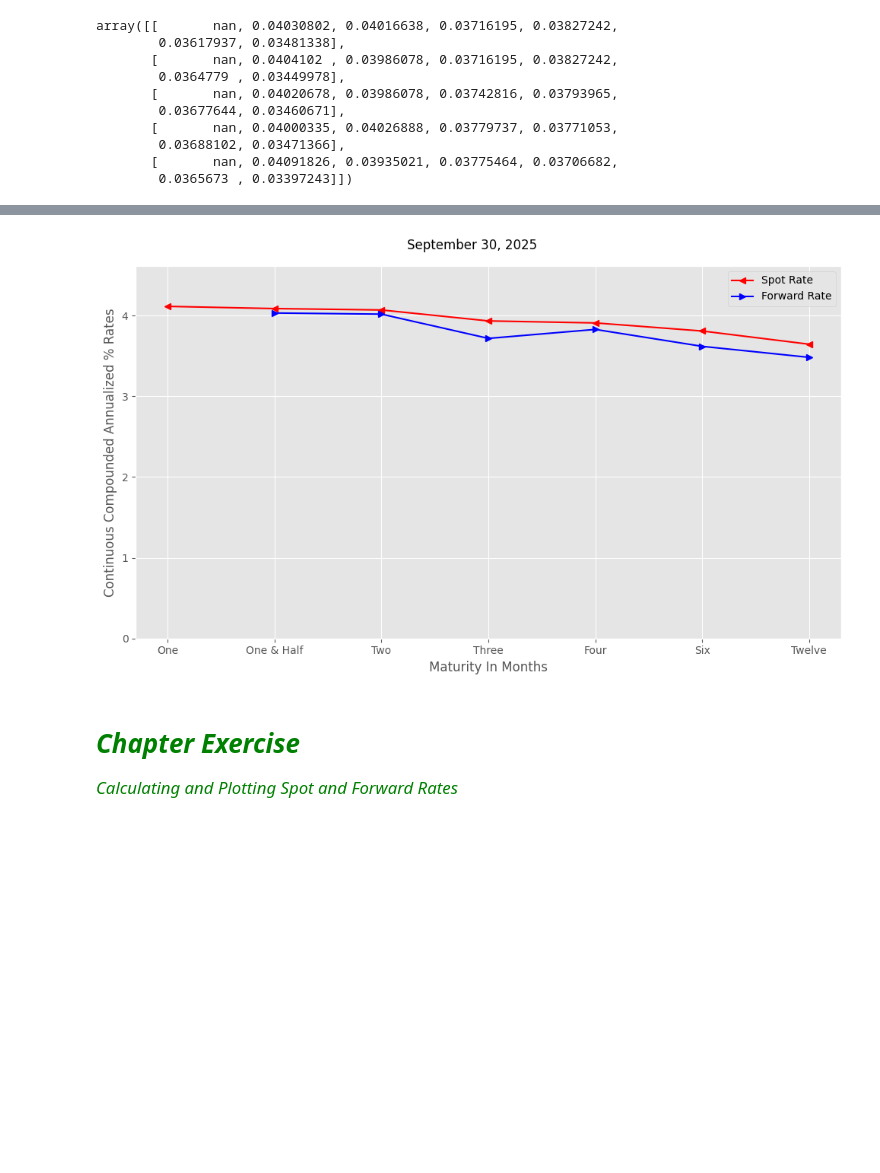
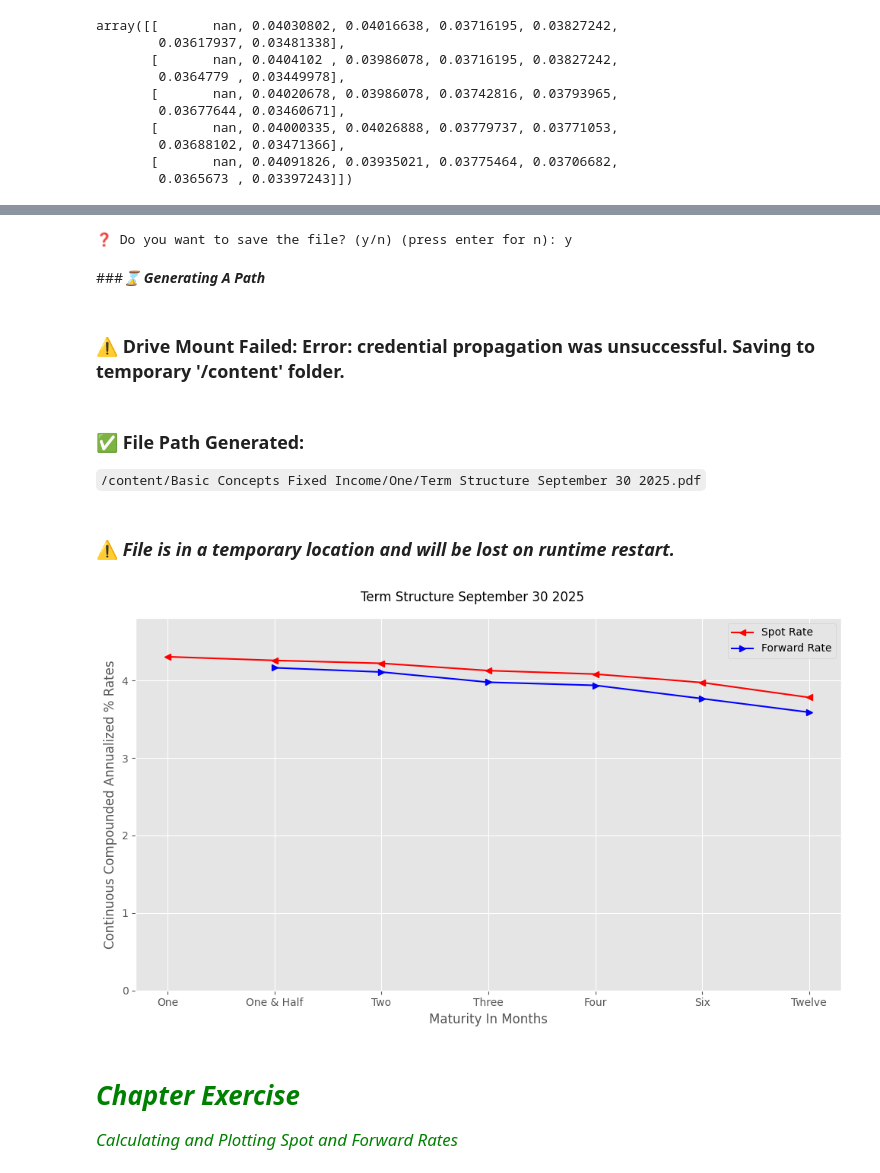
Before and after one commit to PatrickJHess/Vol-3-Chap-1, a Jupyter notebook: _build/jupyter_execute/Calculating_And_Graphing_The_Term_Structure_Of_Interest_Rates.ipynb, the cells around one changed output, grey strips where cells are left out. Drawn from its saved outputs; the diff is of its cells as text; code cells hidden in the pictures; blank space fills up the shorter version.

````diff
--- a/_build/jupyter_execute/Calculating_And_Graphing_The_Term_Structure_Of_Interest_Rates.ipynb
+++ b/_build/jupyter_execute/Calculating_And_Graphing_The_Term_Structure_Of_Interest_Rates.ipynb
@@ -965,6 +904,9 @@ one_y_axis(xaxis, data, title, series, xlabel, ylabel, markers, size, ylim,
 ```
 </span>
 # %%
+save_config=dict(file_name='Term Structure September 15 2022.pdf',
+                 volume='Basic Concepts Fixed Income',
+                 chapter= 'One')
 # Define the labels for the x-axis, representing different maturities.
 xaxis = ['One', 'Two', 'Three', 'Six', 'Twelve']
 
@@ -979,8 +921,8 @@ data = [spot_rates[loc]*100, forward_rates[loc]*100]
 
 # Attempt to extract the plot title from the file name.
 try:
-    title = os.path.splitext(save_config['File'])[0]
-#'File Name' key not found or string is too short), set a default title.
+    title = os.path.splitext(save_config['file_name'])[0]
+#'file_name key not found set a default title.
 except:
     title = 'September 15, 2022'
 
@@ -1252 +1171,5 @@ save_config['File']='T-Bill Term Structure: 9-15-2022.pdf'
+# %%
+save_config=dict(file_name='Term Structure September 30 2025.pdf',
+                 volume='Basic Concepts Fixed Income',
+                 chapter= 'One')
 # %% [markdown]
@@ -1369,16 +1281,18 @@ one_y_axis(xaxis, data, title, series, xlabel, ylabel, markers, size, ylim,
 xaxis = ['One','One & Half', 'Two', 'Three','Four', 'Six', 'Twelve']
 
 # Define the specific date for which the term structure will be plotted.
-string_date = '09/30/2022'
+string_date = '09/30/2025'
 
+# Get the integer location (row index) of the specified 'string_date' in the DataFrame's index..
+loc = Tbill_data_excel.index.get_indexer([string_date])[0]
 
 # Prepare the data to be plotted on the y-axis (as %).
-data = [spot_rates[0]*100, forward_rates[0]*100]
+data = [spot_rates[loc]*100, forward_rates[loc]*100]
 
 # Attempt to extract the plot title from the file name.
 try:
-    title = os.path.splitext(save_config['File'])[0]
-#'File Name' key not found or string is too short), set a default title.
+    title = os.path.splitext(save_config['file_name'])[0]
+#'file_name key not found set a default title.
 except:
     title = 'September 30, 2025'
 
@@ -1388,34 +1302,40 @@ series = ['Spot Rate', 'Forward Rate']
 # Define the label for the y-axis.
 ylabel = 'Continuous Compounded Annualized % Rates'
 
 # Define the label for the x-axis.
 xlabel = 'Maturity In Months'
 
 #'data' contains two series (spot and forward rates).
 x = len(data)
 
 # Define markers for the plot.
 markers = ['<','>']*round(x/2+x%2+0.001)
 
 # Define the lower bound for the y-axis.
 lower = 0
 
 # Define the upper bound for the y-axis.
 # considering NaN values (not a number) and adds a small buffer (0.5) for padding.
 upper = max(np.nanmax(data[0]), np.nanmax(data[1])) + 0.5
 
 # Define the y-axis limits (minimum and maximum values).
 ylim = [lower, upper]
 
 # Define the size of the plot (width, height) in inches.
 size = (10, 6)
 # Define colors as red and blue
 colors=['r','b']
 # This function generates and possibly saves a plot.
 one_y_axis(xaxis, data, title, series, xlabel, ylabel, markers, size, ylim,
            save_config=save_config,colors=colors)
 # %% [output]
+❓ Do you want to save the file? (y/n) (press enter for n): y
+###***⌛ Generating A Path***
+### ⚠️ **Drive Mount Failed:** Error: credential propagation was unsuccessful. Saving to temporary '/content' folder.
+### ✅ **File Path Generated:**
+`/content/Basic Concepts Fixed Income/One/Term Structure September 30 2025.pdf`
+### ⚠️ *File is in a temporary location and will be lost on runtime restart.*
-[figure, old version]
+[figure, new version]
 # %% [markdown]
 # <span style="text-align: left; color:green; font-family: 'Franklin Gothic Medium', sans-serif; margin-top: 1.0em; margin-bottom: 0em; font-style: italic;">Chapter Exercise</span>
 <span style="text-align: left; color:green; font-family: 'Franklin Gothic Medium', sans-serif; margin-top: 0; margin-bottom: 0.5em; font-style: italic;"><big>Calculating and Plotting Spot and Forward Rates</big></span>
````
Also changed, not shown: parts of 18 cells of this notebook, 14 other files.
